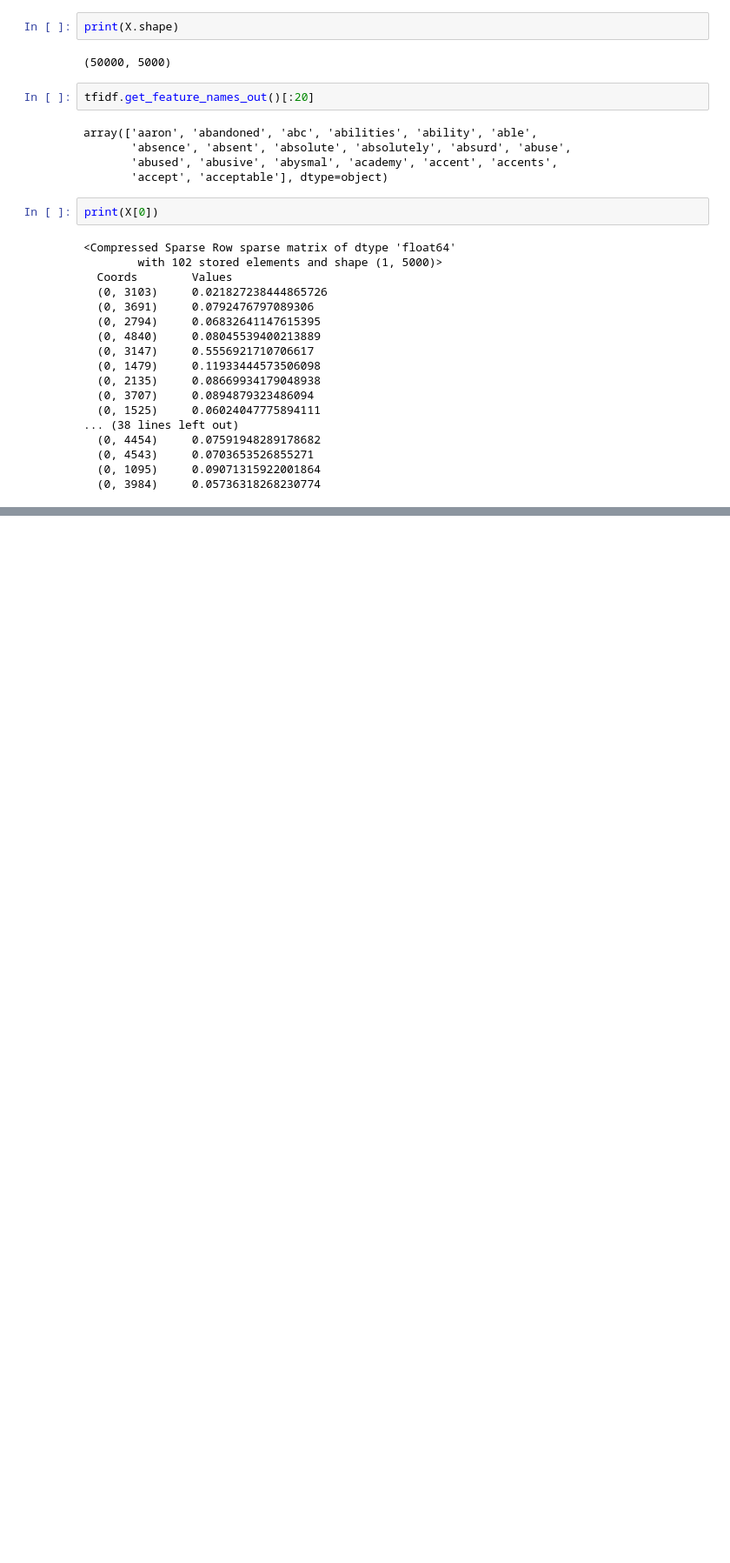
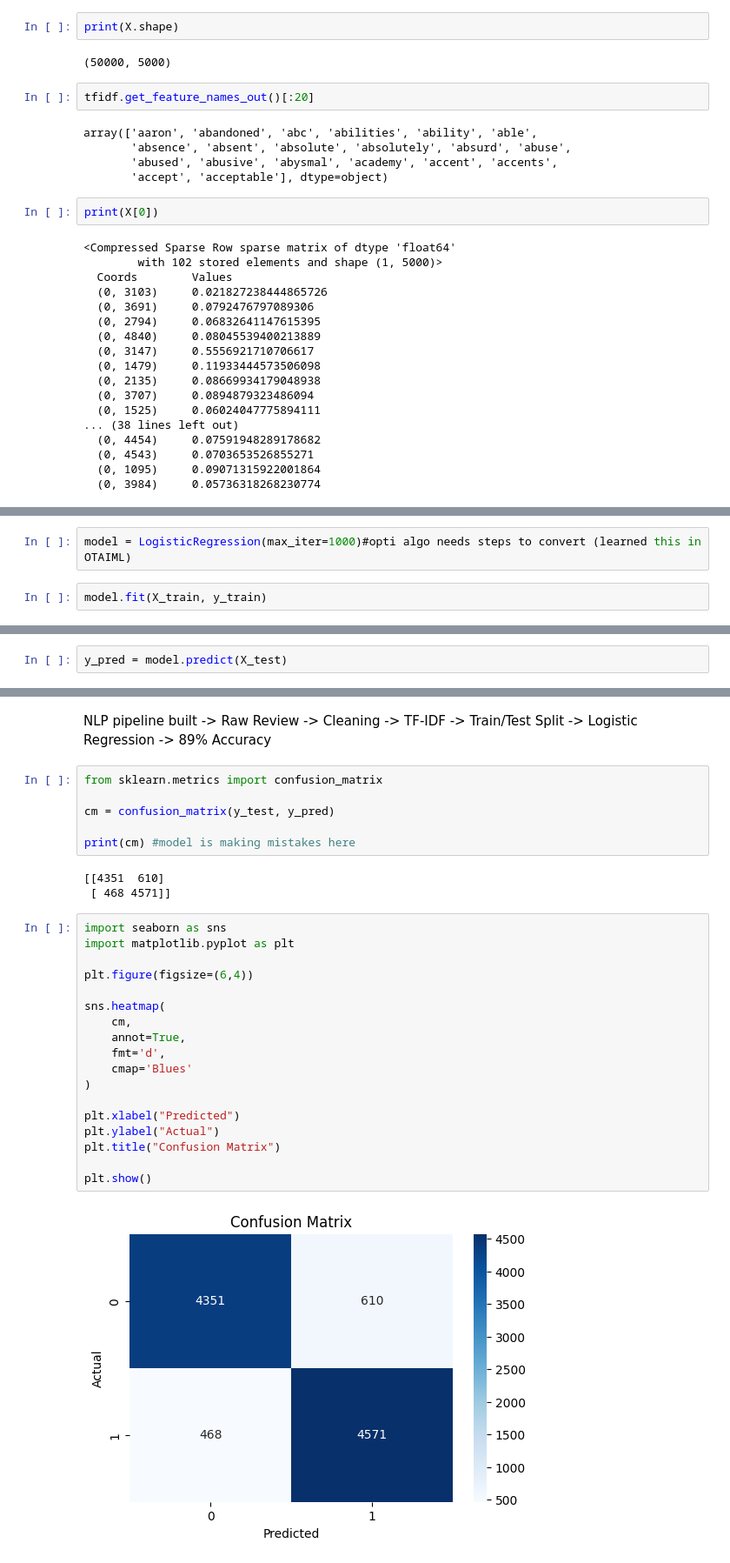
Before and after one commit to nehalnova/sentiment-analysis-, a Jupyter notebook: 01_IMDB_EDA.ipynb, the cells around one changed output, grey strips where cells are left out. Shown at 87% size. Cells and saved outputs as stored; diff of their text form; blank space fills up the shorter version.

```diff
--- a/01_IMDB_EDA.ipynb
+++ b/01_IMDB_EDA.ipynb
@@ -247,0 +297,4 @@ print(X[0])
+# %%
+model = LogisticRegression(max_iter=1000)#opti algo needs steps to convert (learned this in OTAIML)
+# %%
+model.fit(X_train, y_train)
@@ -247,0 +303,2 @@ print(X[0])
+# %%
+y_pred = model.predict(X_test)
@@ -247,0 +318,41 @@ print(X[0])
+# %% [markdown]
+NLP pipeline built -> Raw Review
+      ->
+Cleaning
+      ->
+TF-IDF
+      ->
+Train/Test Split
+      ->
+Logistic Regression
+      ->
+89% Accuracy
+# %%
+from sklearn.metrics import confusion_matrix
+
+cm = confusion_matrix(y_test, y_pred)
+
+print(cm) #model is making mistakes here
+# %% [output]
+[[4351  610]
+ [ 468 4571]]
+# %%
+import seaborn as sns
+import matplotlib.pyplot as plt
+
+plt.figure(figsize=(6,4))
+
+sns.heatmap(
+    cm,
+    annot=True,
+    fmt='d',
+    cmap='Blues'
+)
+
+plt.xlabel("Predicted")
+plt.ylabel("Actual")
+plt.title("Confusion Matrix")
+
+plt.show()
+# %% [output]
+[figure, added]
```
Also changed, not shown: parts of 10 cells of this notebook.
